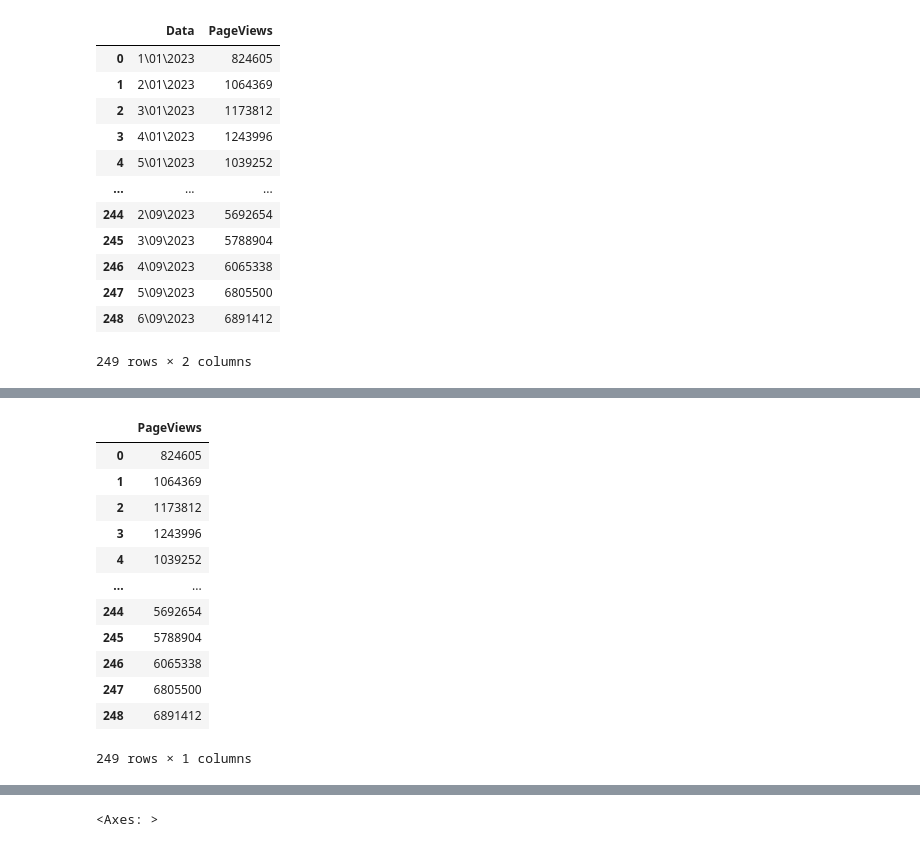
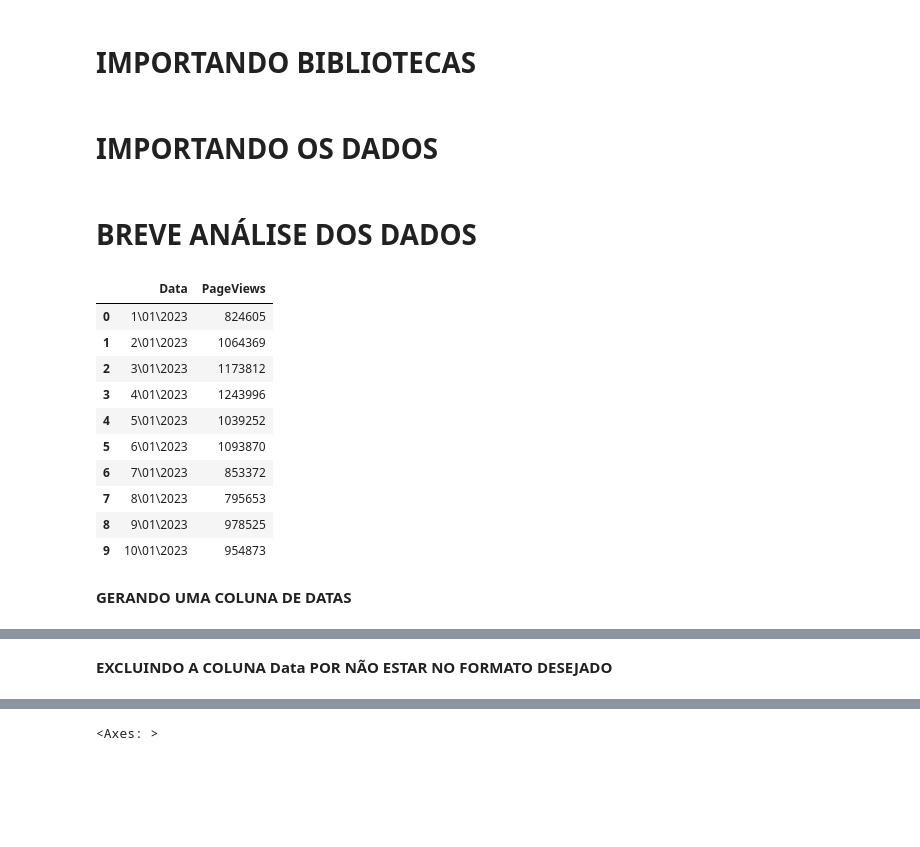
Before and after one commit to Rneron/Python, a Jupyter notebook: ModeloRBS.ipynb, the cells around one changed output, grey strips where cells are left out. Cells and saved outputs as stored; diff of their text form; code cells hidden in the pictures; blank space fills up the shorter version.

```diff
--- a/ModeloRBS.ipynb
+++ b/ModeloRBS.ipynb
@@ -25 +6,3 @@ Successfully installed pmdarima-2.0.3
+# %% [markdown]
+# **IMPORTANDO BIBLIOTECAS**
 # %%
@@ -35,24 +17,28 @@ sns.set_style()
 
 from matplotlib import pyplot
 from pandas.plotting import autocorrelation_plot
+# %% [markdown]
+# **IMPORTANDO OS DADOS**
 # %%
 dados = pd.read_csv('/content/drive/MyDrive/Python/tabelas/Dados.xlsx - Planilha1 (2).csv',encoding='iso-8859-1',header=None,names=["Data","PageViews"])
+# %% [markdown]
+# **BREVE ANÁLISE DOS DADOS**
 # %%
-dados
+dados.head(10)
 # %% [output]
 |  | Data | PageViews |
 | 0 | 1\01\2023 | 824605 |
 | 1 | 2\01\2023 | 1064369 |
 | 2 | 3\01\2023 | 1173812 |
 | 3 | 4\01\2023 | 1243996 |
 | 4 | 5\01\2023 | 1039252 |
-| ... | ... | ... |
-| 244 | 2\09\2023 | 5692654 |
-| 245 | 3\09\2023 | 5788904 |
-| 246 | 4\09\2023 | 6065338 |
-| 247 | 5\09\2023 | 6805500 |
-| 248 | 6\09\2023 | 6891412 |
+| 5 | 6\01\2023 | 1093870 |
+| 6 | 7\01\2023 | 853372 |
+| 7 | 8\01\2023 | 795653 |
+| 8 | 9\01\2023 | 978525 |
+| 9 | 10\01\2023 | 954873 |
-249 rows × 2 columns
+# %% [markdown]
+**GERANDO UMA COLUNA DE DATAS**
 # %%
 
 data_inicial = '01-01-2023'
@@ -89,21 +73,7 @@ print(df1)
 248 2023-09-06
 
 [249 rows x 1 columns]
+# %% [markdown]
+**EXCLUINDO A COLUNA Data POR NÃO ESTAR NO FORMATO DESEJADO**
 # %%
 del dados["Data"]
-# %%
-dados
-# %% [output]
-|  | PageViews |
-| 0 | 824605 |
-| 1 | 1064369 |
-| 2 | 1173812 |
-| 3 | 1243996 |
-| 4 | 1039252 |
-| ... | ... |
-| 244 | 5692654 |
-| 245 | 5788904 |
-| 246 | 6065338 |
-| 247 | 6805500 |
-| 248 | 6891412 |
-249 rows × 1 columns
```
Also changed, not shown: parts of 6 cells of this notebook.
